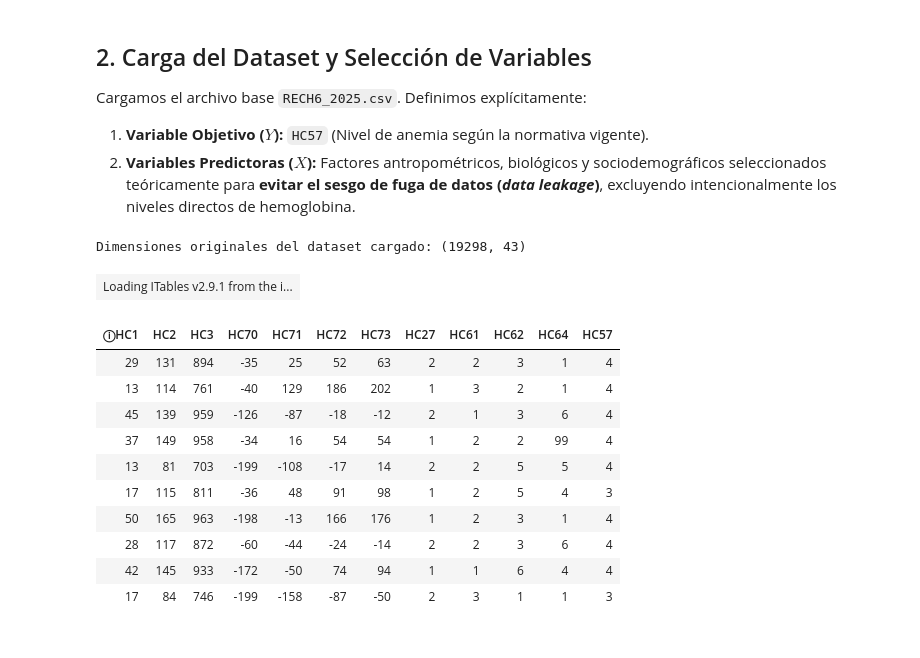
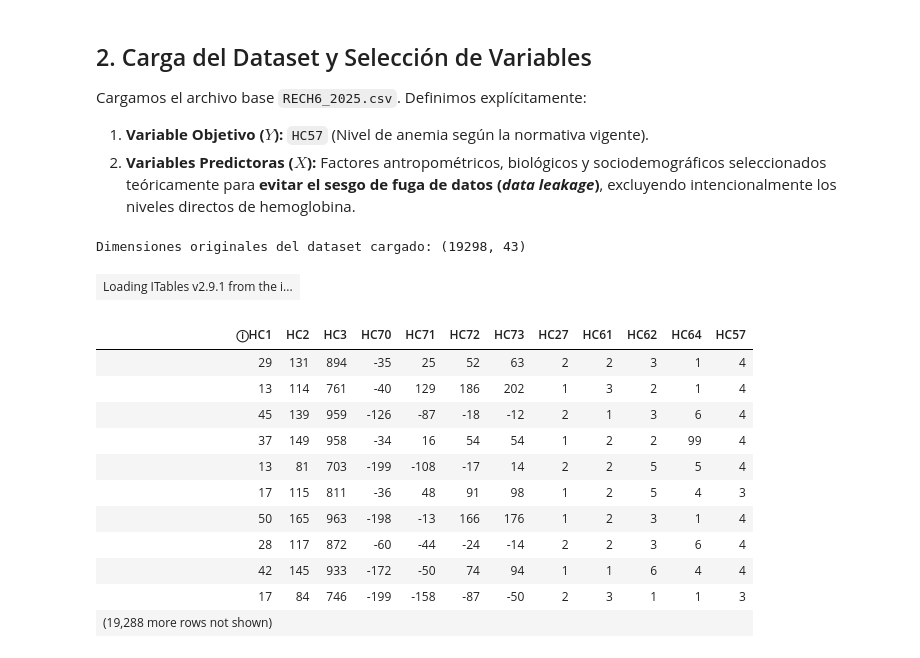
Before and after one commit to Biasphy/AnemiaLDA, a Jupyter notebook: Notebooks/main.ipynb, the cells around one changed output. Cells and saved outputs as stored; diff of their text form; code cells hidden in the pictures.

```diff
--- a/Notebooks/main.ipynb
+++ b/Notebooks/main.ipynb
@@ -33,31 +35,32 @@ variables_predictoras = [
     'HC3',   # Talla en cm (Crecimiento lineal)
     'HC70',  # Puntaje Z Talla/Edad (Desnutrición crónica)
     'HC71',  # Puntaje Z Peso/Edad (Desnutrición global)
     'HC72',  # Puntaje Z Peso/Talla (Desnutrición aguda)
     'HC73',  # Puntaje Z IMC (Composición corporal)
     'HC27',  # Sexo del niño (Control demográfico)
     'HC61',  # Nivel educativo de la madre (Entorno socioeducativo)
     'HC62',  # Años de educación de la madre (Precisión numérica educativa)
     'HC64'   # Orden de nacimiento (Dinámica familiar)
 ]
 
 # Crear el subconjunto de trabajo
 columnas_estudio = variables_predictoras + [variable_objetivo]
 df_subset = df[columnas_estudio].copy()
 
 # Mostrar una vista interactiva de los primeros registros
-show(df_subset.head(10))
+show(df_subset)
 # %% [output]
 Dimensiones originales del dataset cargado: (19298, 43)
 | Loading ITables v2.9.1 from the i... |
 | ⓘHC1 | HC2 | HC3 | HC70 | HC71 | HC72 | HC73 | HC27 | HC61 | HC62 | HC64 | HC57 |
 | 29 | 131 | 894 | -35 | 25 | 52 | 63 | 2 | 2 | 3 | 1 | 4 |
 | 13 | 114 | 761 | -40 | 129 | 186 | 202 | 1 | 3 | 2 | 1 | 4 |
 | 45 | 139 | 959 | -126 | -87 | -18 | -12 | 2 | 1 | 3 | 6 | 4 |
 | 37 | 149 | 958 | -34 | 16 | 54 | 54 | 1 | 2 | 2 | 99 | 4 |
 | 13 | 81 | 703 | -199 | -108 | -17 | 14 | 2 | 2 | 5 | 5 | 4 |
 | 17 | 115 | 811 | -36 | 48 | 91 | 98 | 1 | 2 | 5 | 4 | 3 |
 | 50 | 165 | 963 | -198 | -13 | 166 | 176 | 1 | 2 | 3 | 1 | 4 |
 | 28 | 117 | 872 | -60 | -44 | -24 | -14 | 2 | 2 | 3 | 6 | 4 |
 | 42 | 145 | 933 | -172 | -50 | 74 | 94 | 1 | 1 | 6 | 4 | 4 |
 | 17 | 84 | 746 | -199 | -158 | -87 | -50 | 2 | 3 | 1 | 1 | 3 |
+| (19,288 more rows not shown) |  |  |  |  |  |  |  |  |  |  |  |
```
Also changed, not shown: parts of 19 cells of this notebook.
